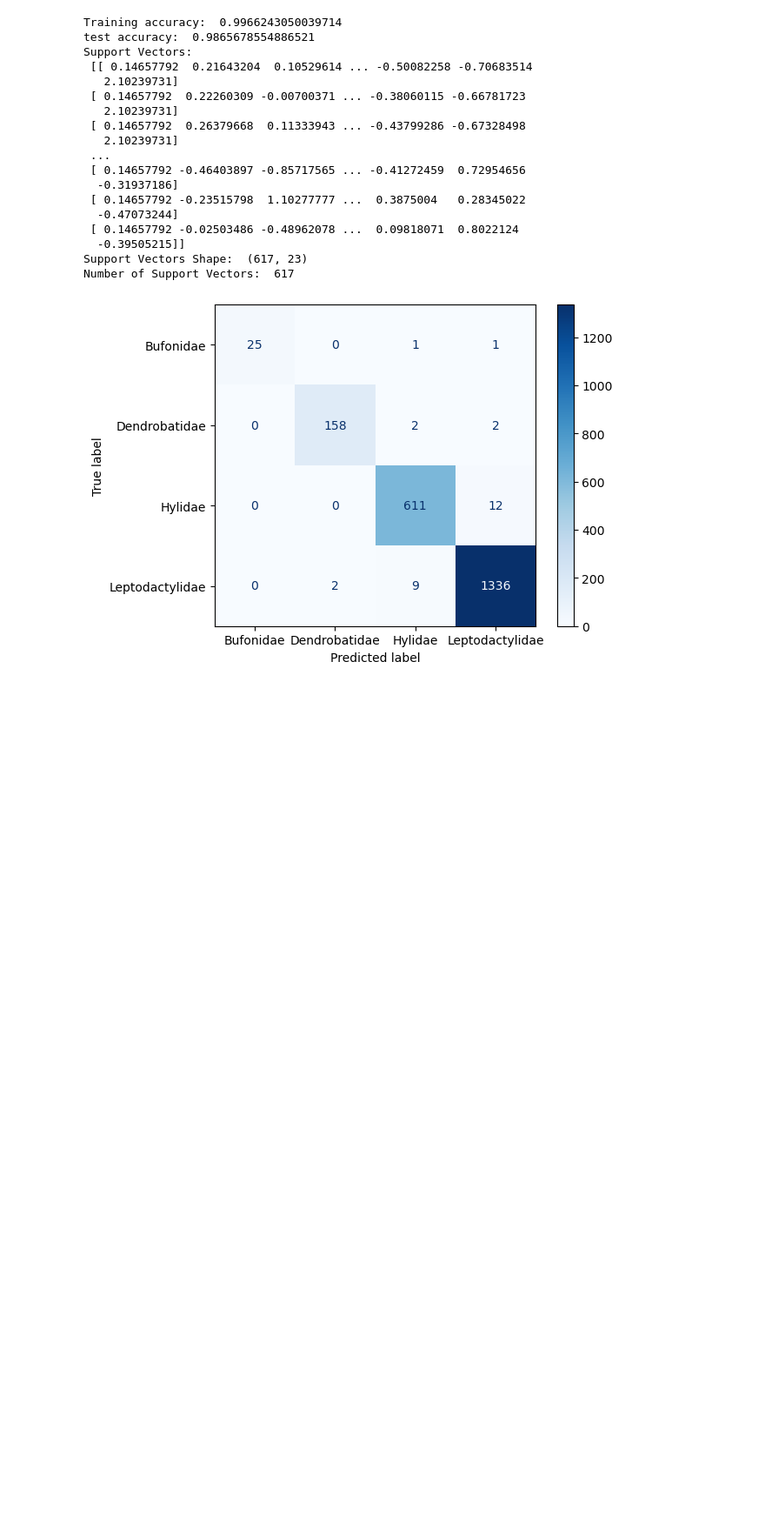
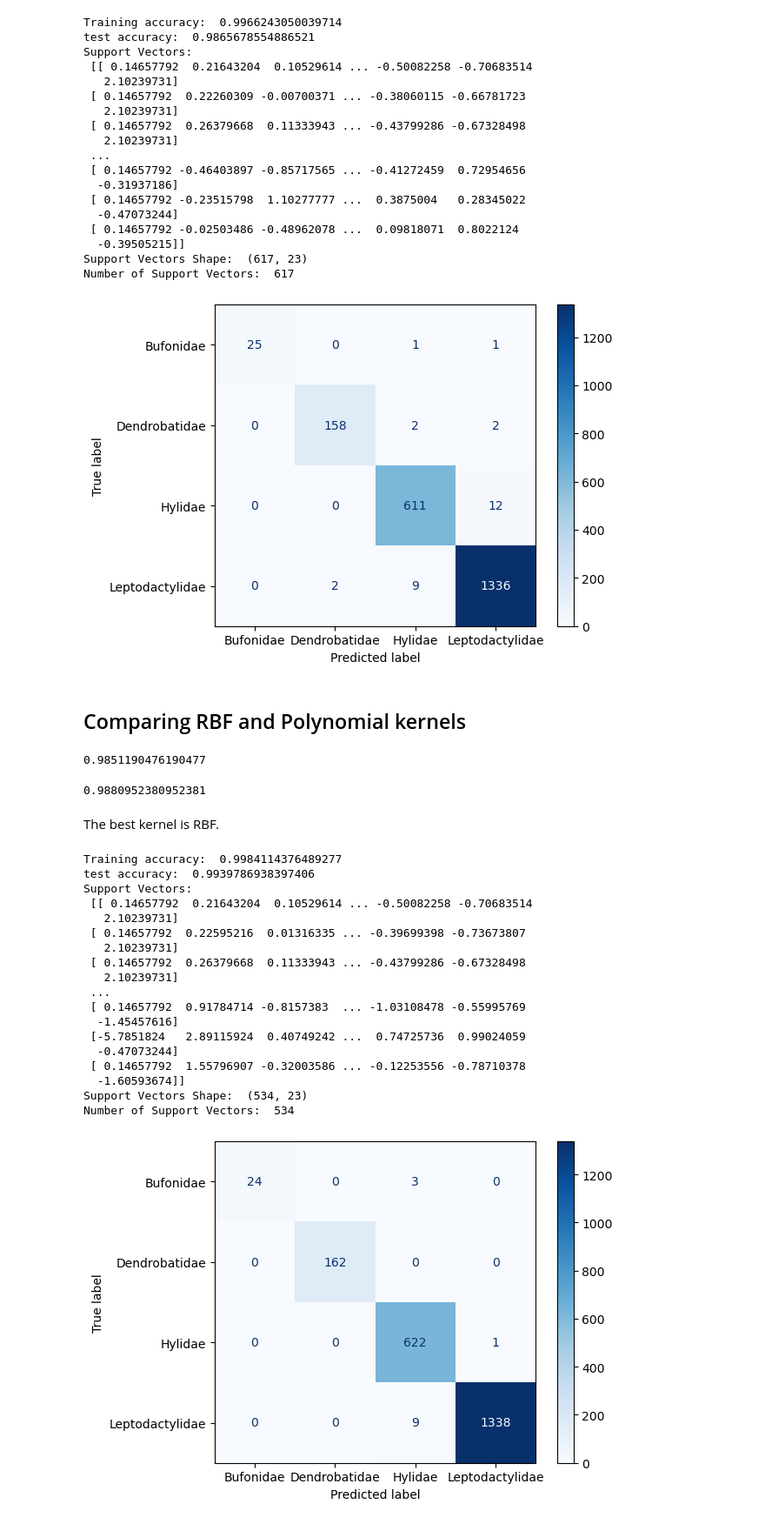
Before and after one commit to ErfanRasti/MachineLearningProjects, a Jupyter notebook: SupportVectorMachines/AnuranFamiliesRecognition.ipynb, the cells around one changed output. Shown at 87% size. Drawn from its saved outputs; the diff is of its cells as text; code cells hidden in the pictures; blank space fills up the shorter version.

Commit message:
Comparing RBF and Polynomial kernels

```diff
--- a/SupportVectorMachines/AnuranFamiliesRecognition.ipynb
+++ b/SupportVectorMachines/AnuranFamiliesRecognition.ipynb
@@ -212,3 +212,58 @@ Support Vectors:
 Support Vectors Shape:  (617, 23)
 Number of Support Vectors:  617
 [figure]
+# %% [markdown]
+## Comparing RBF and Polynomial kernels
+# %%
+poly_SVM = SVC(kernel="poly", degree=3,random_state=42)
+poly_SVM.fit(train_data_splitted, train_targets_splitted)
+
+poly_SVM.score(val_data, val_targets)
+# %% [output]
+0.9851190476190477
+# %%
+RBF_SVM = SVC(kernel="rbf", random_state=42)
+RBF_SVM.fit(train_data_splitted, train_targets_splitted)
+
+RBF_SVM.score(val_data, val_targets)
+# %% [output]
+0.9880952380952381
+# %% [markdown]
+The best kernel is RBF.
+# %%
+RBF_SVM = SVC(kernel="rbf", random_state=42)
+RBF_SVM.fit(train_data, train_targets)
+
+print('Training accuracy: ',RBF_SVM.score(train_data, train_targets))
+print('test accuracy: ',RBF_SVM.score(test_data, test_targets))
+print('Support Vectors: \n', RBF_SVM.support_vectors_)
+print('Support Vectors Shape: ', RBF_SVM.support_vectors_.shape)
+
+number_of_support_vectors = RBF_SVM.support_vectors_.shape[0]
+print('Number of Support Vectors: ', number_of_support_vectors)
+
+cm = confusion_matrix(test_targets, RBF_SVM.predict(test_data))
+cm_plot = ConfusionMatrixDisplay(
+    cm, display_labels=RBF_SVM.classes_)
+cm_plot.plot(cmap='Blues')
+plt.show()
+# %% [output]
+Training accuracy:  0.9984114376489277
+test accuracy:  0.9939786938397406
+Support Vectors:
+ [[ 0.14657792  0.21643204  0.10529614 ... -0.50082258 -0.70683514
+   2.10239731]
+ [ 0.14657792  0.22595216  0.01316335 ... -0.39699398 -0.73673807
+   2.10239731]
+ [ 0.14657792  0.26379668  0.11333943 ... -0.43799286 -0.67328498
+   2.10239731]
+ ...
+ [ 0.14657792  0.91784714 -0.8157383  ... -1.03108478 -0.55995769
+  -1.45457616]
+ [-5.7851824   2.89115924  0.40749242 ...  0.74725736  0.99024059
+  -0.47073244]
+ [ 0.14657792  1.55796907 -0.32003586 ... -0.12253556 -0.78710378
+  -1.60593674]]
+Support Vectors Shape:  (534, 23)
+Number of Support Vectors:  534
+[figure, added]
```
